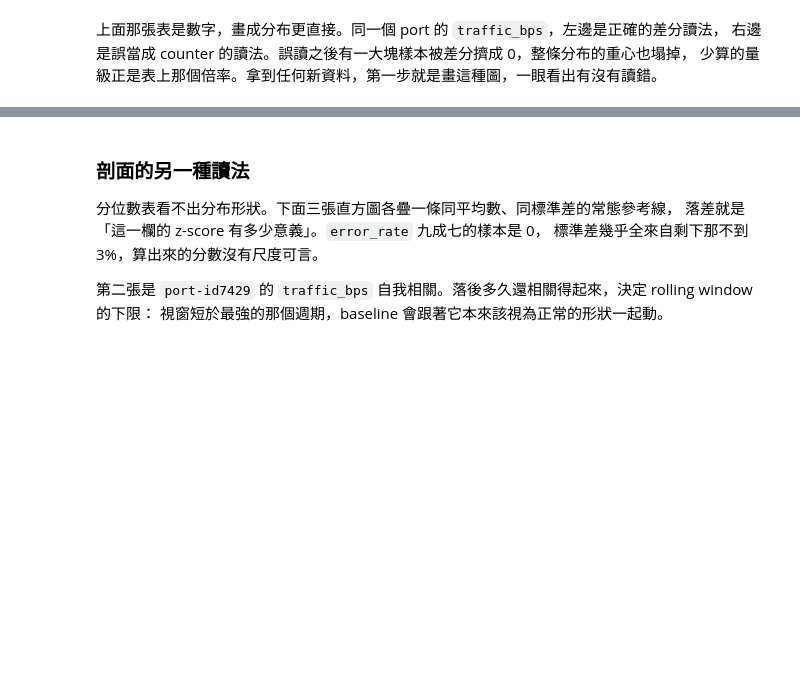
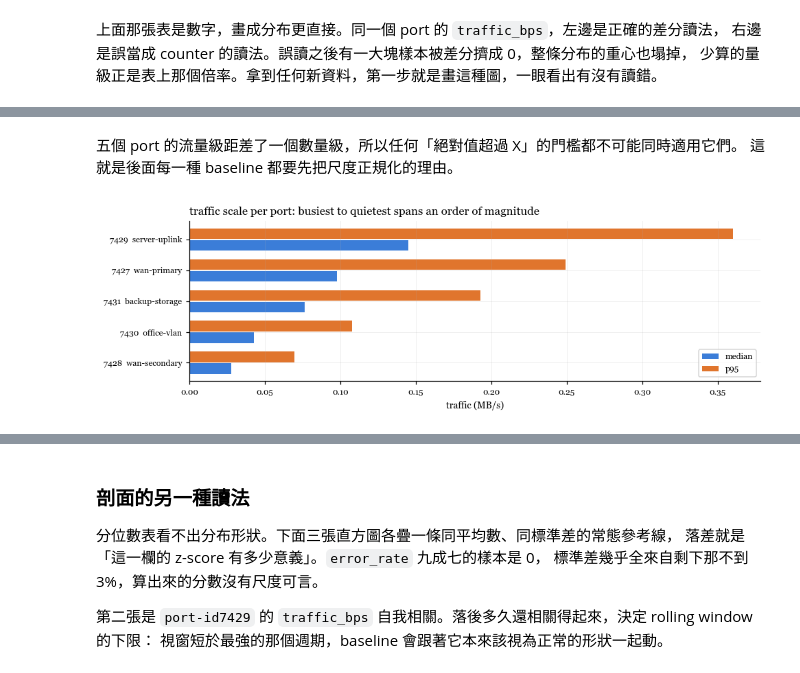
Before and after one commit to kevin880987/aiops-anomaly-zero-to-hero, a Jupyter notebook: labs/workshop/01_network_traffic_feature_engineering.ipynb, the cells around one changed output, grey strips where cells are left out. Cells and saved outputs as stored; diff of their text form; code cells hidden in the pictures; blank space fills up the shorter version.

```diff
--- a/labs/workshop/01_network_traffic_feature_engineering.ipynb
+++ b/labs/workshop/01_network_traffic_feature_engineering.ipynb
@@ -531,0 +479,20 @@ frame shape     43,200 rows x 34 columns
+# %% [markdown]
+五個 port 的流量級距差了一個數量級，所以任何「絕對值超過 X」的門檻都不可能同時適用它們。
+這就是後面每一種 baseline 都要先把尺度正規化的理由。
+# %%
+labels = [f"{r.port_id[-4:]}  {r.port_role}" for r in inventory.itertuples()]
+y = np.arange(len(inventory))
+
+fig, ax = plt.subplots(figsize=(9, 3.0))
+ax.barh(y - 0.19, inventory["median_MBps"], height=0.34,
+        color=PALETTE["signal"], label="median")
+ax.barh(y + 0.19, inventory["p95_MBps"], height=0.34,
+        color=PALETTE["baseline"], label="p95")
+ax.set_yticks(y); ax.set_yticklabels(labels, fontsize=8)
+ax.set_xlabel("traffic (MB/s)")
+ax.set_title("traffic scale per port: busiest to quietest spans an order of magnitude")
+ax.legend(loc="lower right")
+fig.tight_layout()
+plt.show()
+# %% [output]
+[figure, added]
```
Also changed, not shown: parts of 17 cells of this notebook, 3 other files.
